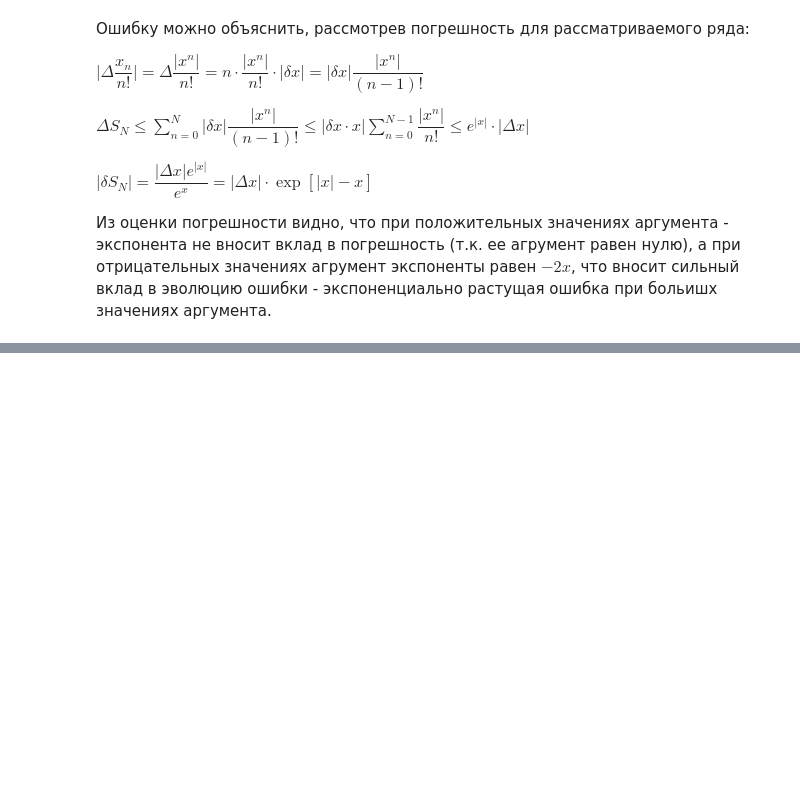
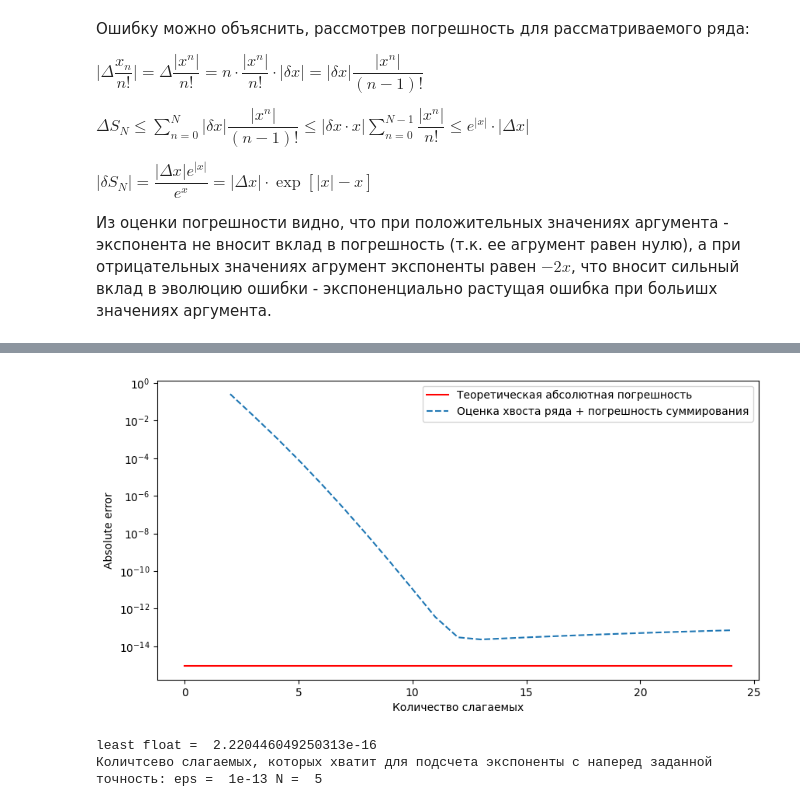
Before and after one commit to Frog6616261/numerecal_methods, a Jupyter notebook: laboratory_work_2/complited_task.ipynb, the cells around one changed output, grey strips where cells are left out. Saved outputs shown, nothing was run; the diff lists cells and outputs as text; code cells hidden in the pictures; blank space fills up the shorter version.

```diff
--- a/laboratory_work_2/complited_task.ipynb
+++ b/laboratory_work_2/complited_task.ipynb
@@ -213,0 +242,41 @@ $|\delta S_N| = \dfrac{|\Delta x|e^{|x|}}{e^x} = |\Delta x| \cdot \exp[|x|-x]$
+# %%
+
+eps0=np.finfo(np.double).eps
+
+x = 1
+rx = round(x)
+standard = np.exp(x)
+theoretical_relative_error = (np.abs(x)/2+1)*np.finfo(float).eps
+theoretical_absolute_error = theoretical_relative_error * standard
+Ns = np.arange(15 + 10*np.abs(rx))
+
+# some error
+summ_pogreshnost=Ns*(Ns+3)*x*eps0/2
+
+# sum error for experement
+evaluation_absolute_error = mf.exp_evaluation(x, N = Ns[-1])
+
+
+#ploting
+fig, ax1 = plt.subplots(1,1,figsize=(10,5))
+#ax2 = plt.twinx(ax1)
+
+ax1.set_xlabel("Количество слагаемых")
+ax1.set_ylabel("Absolute error")
+
+line, = ax1.semilogy(Ns, Ns*0+theoretical_absolute_error, '-r')
+line.set_label("Теоретическая абсолютная погрешность")
+
+line, = ax1.semilogy(Ns,  evaluation_absolute_error + summ_pogreshnost, '--')
+line.set_label("Оценка хвоста ряда + погрешность суммирования")
+plt.legend()
+plt.show()
+
+# find count of N for current error
+current_eps=1e-13
+print("least float = ", eps0)
+print('Количтсево слагаемых, которых хватит для подсчета экспоненты с наперед заданной точность: eps = ', current_eps, 'N = ' ,mf.how_n_to_complete_exp(current_eps,0.01))
+# %% [output]
+[figure, added]
+least float =  2.220446049250313e-16
+Количтсево слагаемых, которых хватит для подсчета экспоненты с наперед заданной точность: eps =  1e-13 N =  5
```
Also changed, not shown: parts of 12 cells of this notebook, 6 other files.
